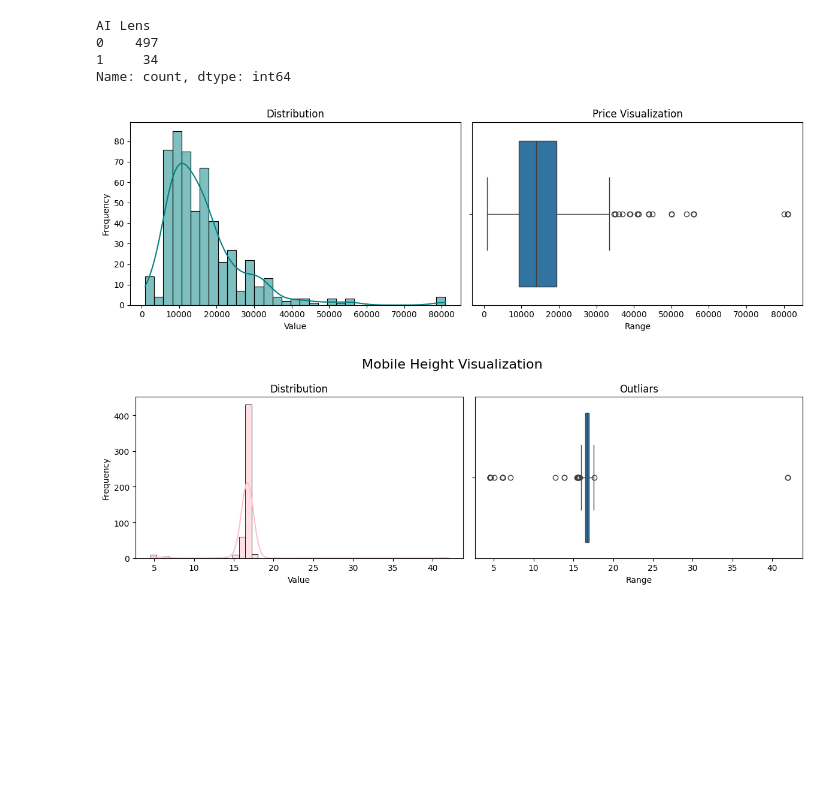
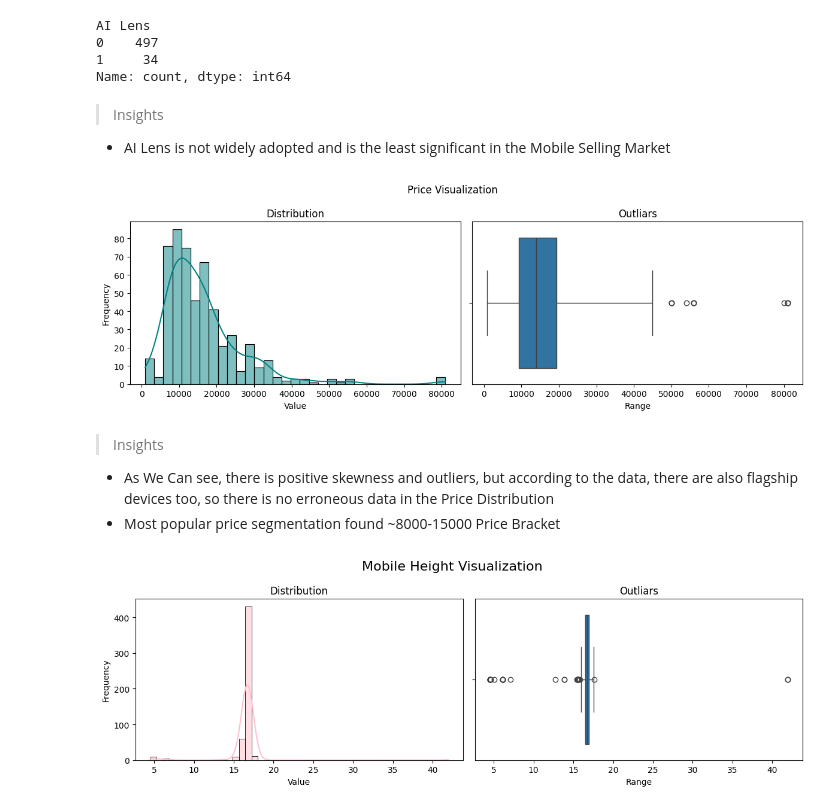
Before and after one commit to sanskar127/project4-nhis, a Jupyter notebook: analysis.ipynb, the cells around one changed output. Saved outputs shown, nothing was run; the diff lists cells and outputs as text; code cells hidden in the pictures; blank space fills up the shorter version.

```diff
--- a/analysis.ipynb
+++ b/analysis.ipynb
@@ -166,27 +175,34 @@ AI Lens
 0    497
 1     34
 Name: count, dtype: int64
+# %% [markdown]
+> Insights
+- AI Lens is not widely adopted and is the least significant in the Mobile Selling Market
 # %%
 # Price
 fig = plt.figure(figsize=(12, 4))
 
 # Histogram
 plt.subplot(1, 2, 1)
 ax1 = sns.histplot(data=df, x='Price', color='teal', kde=True)
 ax1.set_title('Distribution')
 ax1.set_xlabel('Value')
 ax1.set_ylabel('Frequency')
 
 plt.subplot(1, 2, 2)
-ax2 = sns.boxplot(data=df, x='Price')
+ax2 = sns.boxplot(data=df, x='Price', whis=3)
 ax2.set_title('Outliars')
 ax2.set_xlabel('Range')
 
-plt.title("Price Visualization")
+fig.suptitle("Price Visualization")
 plt.tight_layout()
 plt.show()
 # %% [output]
-[figure, old version]
+[figure, new version]
+# %% [markdown]
+> Insights
+- As We Can see, there is positive skewness and outliers, but according to the data, there are also flagship devices too, so there is no erroneous data in the Price Distribution
+- Most popular price segmentation found ~8000-15000 Price Bracket
 # %%
 # Mobile Height
 fig = plt.figure(figsize=(12, 4))
```
Also changed, not shown: parts of 30 cells of this notebook, 1 other file.
